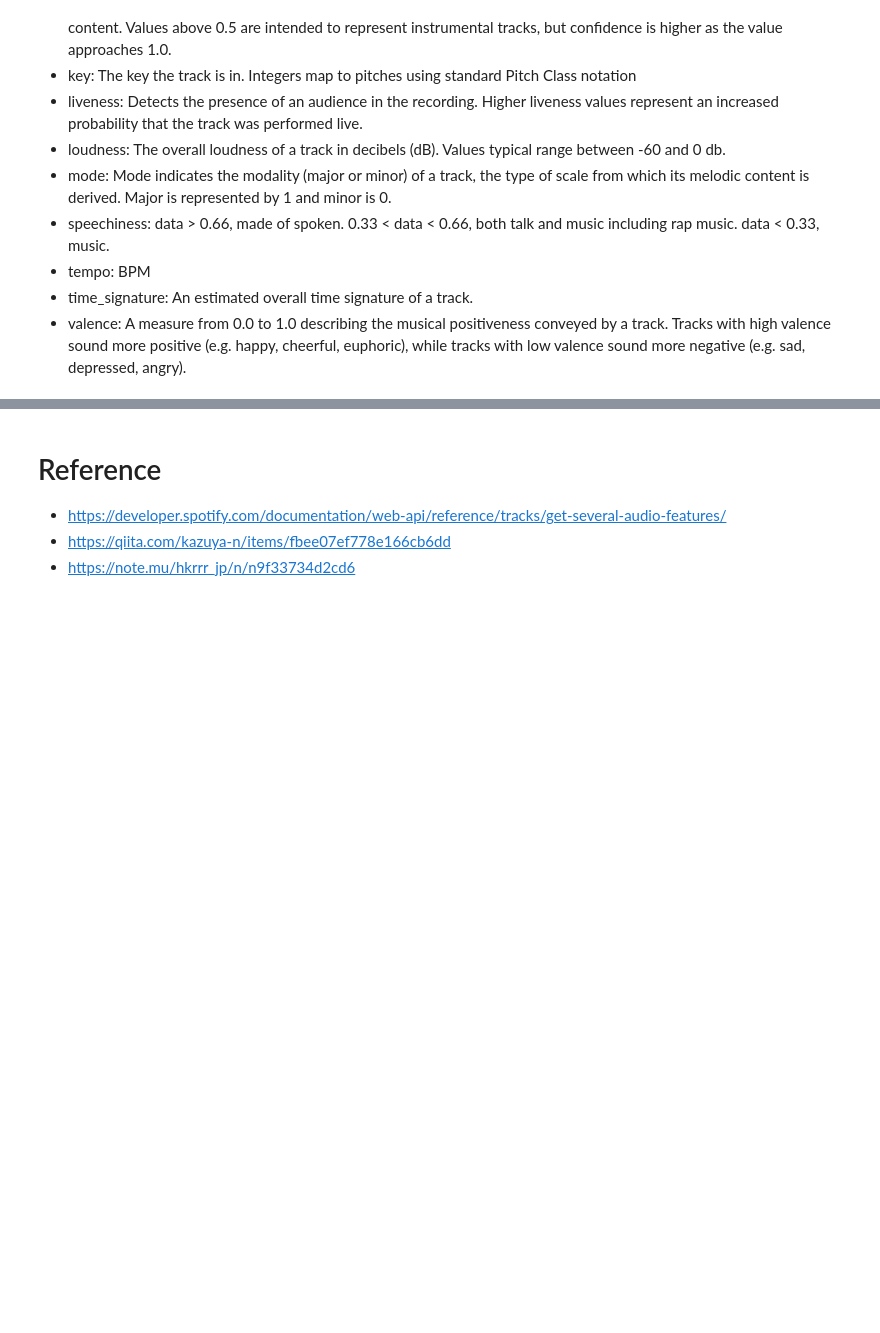
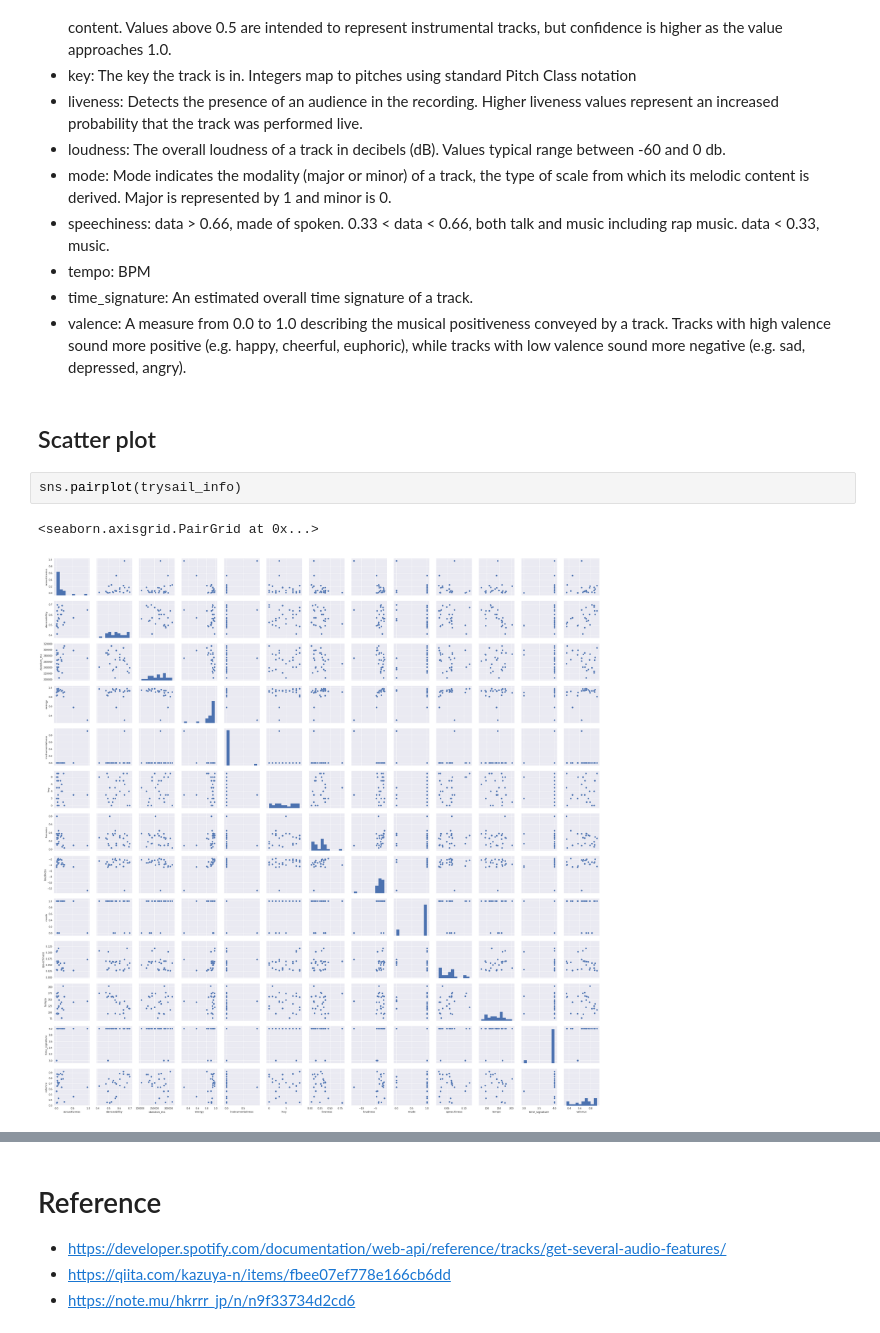
Before and after one commit to TatsukiSerizawa/Research-of-TrySail, a Jupyter notebook: src/analysis_from_spotify/analysis.ipynb, the cells around one changed output, grey strips where cells are left out. Cells and saved outputs as stored; diff of their text form; blank space fills up the shorter version.

```diff
--- a/src/analysis_from_spotify/analysis.ipynb
+++ b/src/analysis_from_spotify/analysis.ipynb
@@ -86,3 +86,10 @@ trysail_info.describe()
 - tempo: BPM
 - time_signature: An estimated overall time signature of a track.
 - valence: A measure from 0.0 to 1.0 describing the musical positiveness conveyed by a track. Tracks with high valence sound more positive (e.g. happy, cheerful, euphoric), while tracks with low valence sound more negative (e.g. sad, depressed, angry).
+# %% [markdown]
+## Scatter plot
+# %%
+sns.pairplot(trysail_info)
+# %% [output]
+<seaborn.axisgrid.PairGrid at 0x...>
+[figure, added]
```
Also changed, not shown: parts of 6 cells of this notebook.
